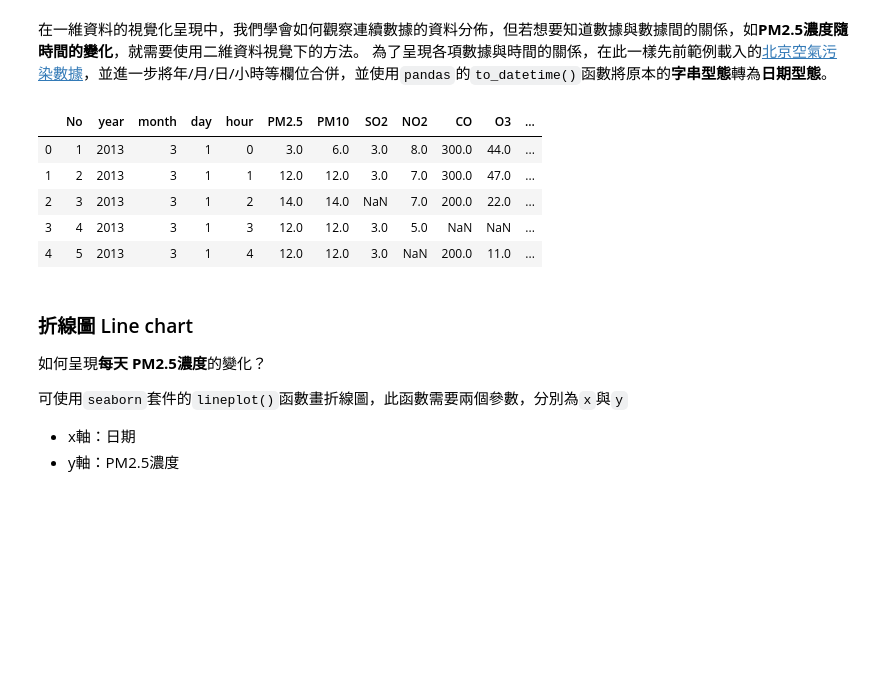
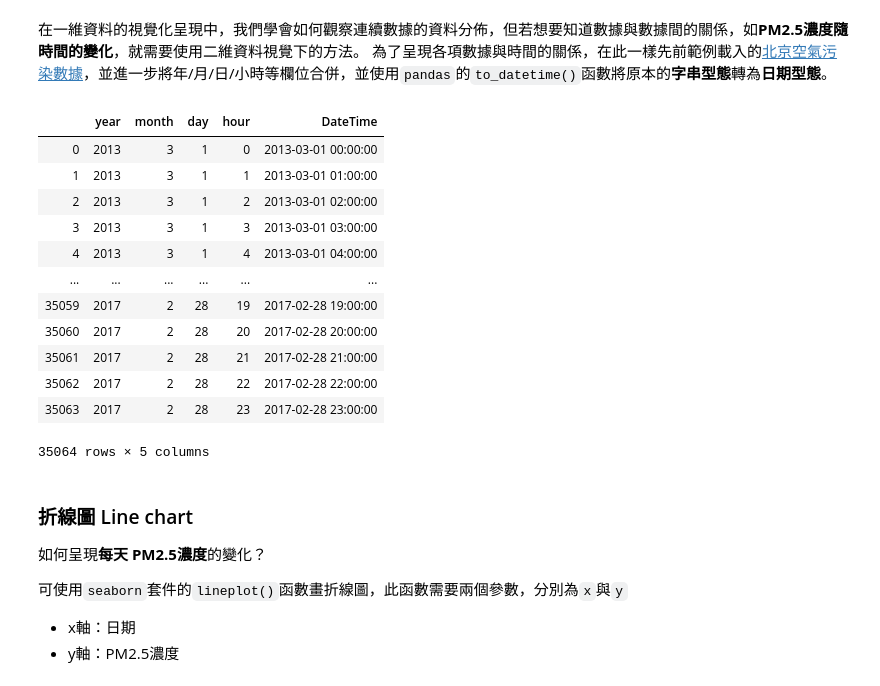
Before and after one commit to yijutseng/DataVisPython, a Jupyter notebook: matplotlib.ipynb, the cells around one changed output. Cells and saved outputs as stored; diff of their text form; code cells hidden in the pictures; blank space fills up the shorter version.

```diff
--- a/matplotlib.ipynb
+++ b/matplotlib.ipynb
@@ -102,17 +103,26 @@ plt.show()
 為了呈現各項數據與時間的關係，在此一樣先前範例載入的[北京空氣污染數據](https://archive.ics.uci.edu/ml/datasets/Beijing+Multi-Site+Air-Quality+Data)，並進一步將年/月/日/小時等欄位合併，並使用`pandas`的`to_datetime()`函數將原本的**字串型態**轉為**日期型態**。
 # %%
 # Parse String To DateTime
-df['DateTime']=pd.to_datetime(df['year'].map(str) +'/'+df['month'].map(str) +'/'+df['day'].map(str) +
-               ' '+df['hour'].map(str)+':'+'00',
-               format='%Y/%m/%d %H:%M')
-df.head()
+df['DateTime']=pd.to_datetime(df['year'].map(str) +
+                              '/'+df['month'].map(str) +
+                              '/'+df['day'].map(str) +
+                              ' '+df['hour'].map(str)+':'+'00',
+                              format='%Y/%m/%d %H:%M')
+df[['year','month','day','hour','DateTime']]
 # %% [output]
-|  | No | year | month | day | hour | PM2.5 | PM10 | SO2 | NO2 | CO | O3 | ... |
-| 0 | 1 | 2013 | 3 | 1 | 0 | 3.0 | 6.0 | 3.0 | 8.0 | 300.0 | 44.0 | ... |
-| 1 | 2 | 2013 | 3 | 1 | 1 | 12.0 | 12.0 | 3.0 | 7.0 | 300.0 | 47.0 | ... |
-| 2 | 3 | 2013 | 3 | 1 | 2 | 14.0 | 14.0 | NaN | 7.0 | 200.0 | 22.0 | ... |
-| 3 | 4 | 2013 | 3 | 1 | 3 | 12.0 | 12.0 | 3.0 | 5.0 | NaN | NaN | ... |
-| 4 | 5 | 2013 | 3 | 1 | 4 | 12.0 | 12.0 | 3.0 | NaN | 200.0 | 11.0 | ... |
+|  | year | month | day | hour | DateTime |
+| 0 | 2013 | 3 | 1 | 0 | 2013-03-01 00:00:00 |
+| 1 | 2013 | 3 | 1 | 1 | 2013-03-01 01:00:00 |
+| 2 | 2013 | 3 | 1 | 2 | 2013-03-01 02:00:00 |
+| 3 | 2013 | 3 | 1 | 3 | 2013-03-01 03:00:00 |
+| 4 | 2013 | 3 | 1 | 4 | 2013-03-01 04:00:00 |
+| ... | ... | ... | ... | ... | ... |
+| 35059 | 2017 | 2 | 28 | 19 | 2017-02-28 19:00:00 |
+| 35060 | 2017 | 2 | 28 | 20 | 2017-02-28 20:00:00 |
+| 35061 | 2017 | 2 | 28 | 21 | 2017-02-28 21:00:00 |
+| 35062 | 2017 | 2 | 28 | 22 | 2017-02-28 22:00:00 |
+| 35063 | 2017 | 2 | 28 | 23 | 2017-02-28 23:00:00 |
+35064 rows × 5 columns
 # %% [markdown]
 ### 折線圖 Line chart
 
```
Also changed, not shown: parts of 27 cells of this notebook, 2 other files.
